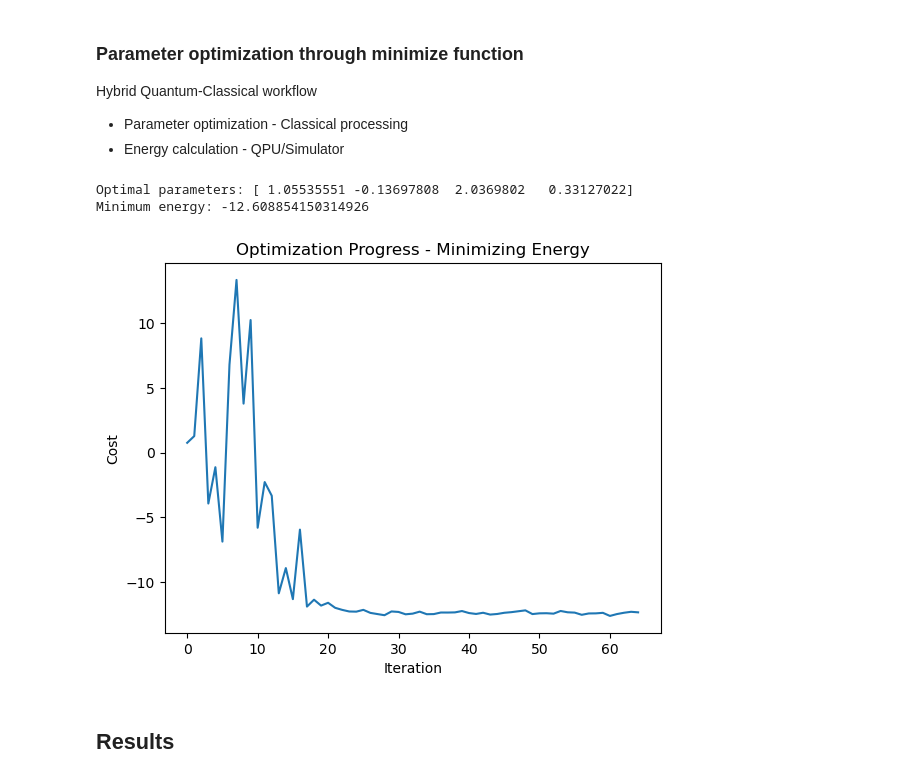
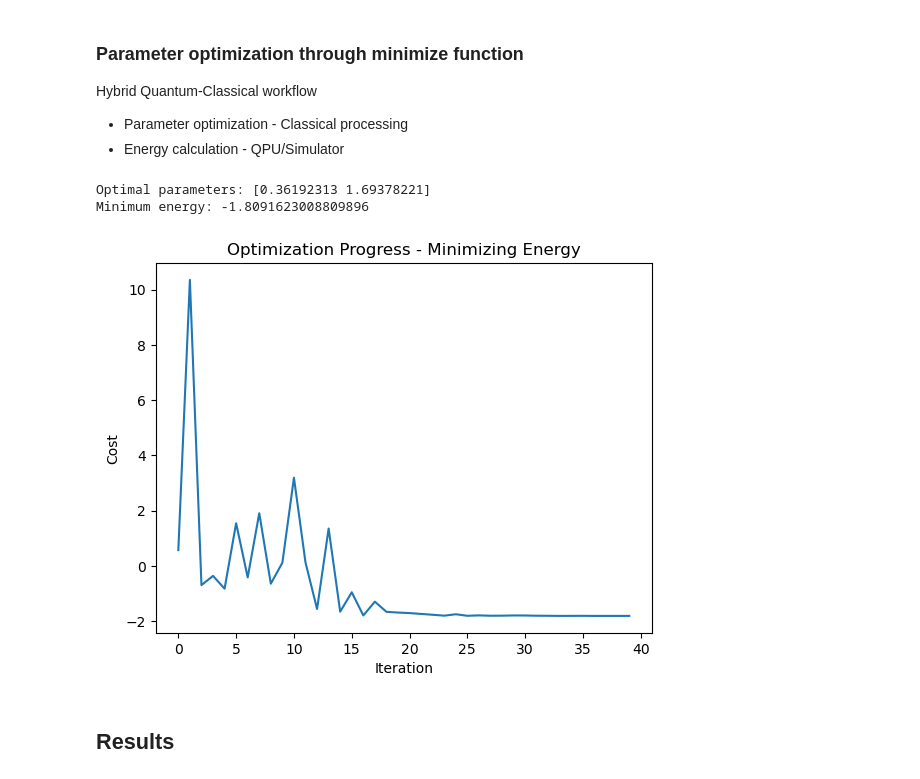
Before and after one commit to kcravi912/QpiAI_Quantum_Projects, a Jupyter notebook: 3_Optimizing Simple Scheduling Problems with QAOA/QAOA_simple_scheduling_Ntasks_Mworkers_minMAXTime.ipynb, the cells around one changed output. Drawn from its saved outputs; the diff is of its cells as text; code cells hidden in the pictures.

```diff
--- a/3_Optimizing Simple Scheduling Problems with QAOA/QAOA_simple_scheduling_Ntasks_Mworkers_minMAXTime.ipynb
+++ b/3_Optimizing Simple Scheduling Problems with QAOA/QAOA_simple_scheduling_Ntasks_Mworkers_minMAXTime.ipynb
@@ -165,9 +174,6 @@ def QUBO_Q_C(w, a,b,c):
 
     Q = np.zeros((M * N + M*K + K, M * N + M*K + K))  # initialize Q as a lower triangular matrix of ones
 
-    A_ = 10
-    B_ = 100
-    C_ = 1
 
     A_ = a
     B_ = b
@@ -175,7 +181,7 @@ def QUBO_Q_C(w, a,b,c):
 
 
 
-    const_0_1 = 1
+    const_0_1 = 0
 
     w = w/np.sum(w.reshape(1,-1))
 
@@ -197,7 +203,7 @@ def QUBO_Q_C(w, a,b,c):
         for j in range(K):
             for l in range(j):
                 Q[row_offset + i * K + j, col_offset + i * K + l] = (1+const_0_1)*A_*2**(j+l)
-                Q[row_offset + i * K + l, col_offset + i * K + j] = (1+const_0_1)*A_*2**(j+l)
+                Q[row_offset + i * K + l, col_offset + i * K + j] = (1-const_0_1)*A_*2**(j+l)
     row_offset = M*N
     col_offset = 0
     for i in range(M):
@@ -234,7 +240,7 @@ def QUBO_Q_C(w, a,b,c):
             M1[i*N + j] = A_*w[i,j]*w[i,j] + B_ - 2*B_
     for i in range(M):
         for j in range(K):
-            M2[i*K + j] = A_*(2**(2*i))
+            M2[i*K + j] = A_*(2**(2*j))   #  i replaced with j
     for i in range(K):
             M3[i] = A_*2**(2*i) + C_*(2**i)
 
@@ -261,19 +267,21 @@ def QUBO_Q_C(w, a,b,c):
 def qubo_cost_function(x, Q, C):
     return 0.5 * x.T @ Q @ x + C.T @ x
 
-Q, C = QUBO_Q_C(w, 1,10,1)
+Q, C = QUBO_Q_C(w, 10,10,1)
 
 
 # brute-force search for CLASSICAL QUBO
 def brute_force_QUBO_classical(Q, C, w, M, N, K):
-    min_cost = 100000
+    min_cost = 100000000
     x_brute_force_QUBO_classical = None
     for i in range(2**(M*N+M*K+K)):
         x = np.array(list(np.binary_repr(i, width=M*N+M*K+K)), dtype=int)
         cost = qubo_cost_function(x, Q, C)
+        #print(x[:M*N].reshape(M,N), x,cost)
         if cost < min_cost:
             min_cost = cost
             x_brute_force_QUBO_classical = x
+            #print(f"New minimum cost: {min_cost}", "x:", x[:M*N].reshape(M,N))
 
     reshaped_x = x_brute_force_QUBO_classical[:M*N].reshape(M,N)
     alloted_times = reshaped_x * w
@@ -285,9 +293,10 @@ def brute_force_QUBO_classical(Q, C, w, M, N, K):
 
     return Time_brute_force_QUBO_classical, x_brute_force_QUBO_classical
 
-if M*N+M*K+K <= 20:
+if M*N+M*K+K <= 0:# 20:
 
     Time_brute_force_QUBO_classical, x_brute_force_QUBO_classical = brute_force_QUBO_classical(Q, C, w, M, N, K)
 
     print('x_brute_force_QUBO_classical \n', x_brute_force_QUBO_classical)
     print('Time_brute_force_QUBO_classical', Time_brute_force_QUBO_classical)
+    print('w', w)
@@ -320,5 +326,5 @@ def classical_qubo_to_hamiltonian(Q, C):
 # %%
-pauli_list = classical_qubo_to_hamiltonian(Q, C)
+pauli_list = classical_qubo_to_hamiltonian(Q/2, C)
 no_of_qubits = M*N + M*K + K
 Cost_hamiltonian = SparsePauliOp.from_sparse_list(pauli_list, num_qubits=no_of_qubits)
 Cost_hamiltonian
@@ -377,6 +462,7 @@ state_vector = results.get_statevector()
 # %%
 obj_fn_costs_iter = []
 parameter_values_iter = []
+costFunction_abs_iter = []
 # %%
 def Average_Energy(parameter_values, transpiled_circuit, Cost_hamiltonian, estimator):
     # Bind the parameters to the circuit
@@ -402,40 +533,40 @@ Hybrid Quantum-Classical workflow
 obj_fn_costs_iter = []
 parameter_values_iter = []
 
-simulator = AerSimulator(method="statevector")
+simulator = AerSimulator(method="statevector", seed_simulator=42)
 Aer_transpiled_ckt = transpile(circuit, simulator)
 
-estimator = Estimator(mode=simulator)
+estimator = Estimator(mode=simulator, options={'default_shots': None})
 estimator.options.default_shots = 1024*16
 
 param_values_init = [0.77254496, 1.24810316] # [553/L, 1.2481] # [10/L, 10/L]
 param_values_init = [2.30713335, 0.9512575 ] # [.002, .01] # [553/L, 1.2481] # [10/L, 10/L]
 param_values_init = init_param_values
 
 result = minimize(
         Average_Energy,
         param_values_init,
         args=(Aer_transpiled_ckt, Cost_hamiltonian, estimator),
         method="COBYLA",
         tol=1e-6,
         #options={'rhobeg': .0001},
 )
 
 optimal_parameters = result.x
 optimal_energy = result.fun
 
 print("Optimal parameters:", result.x)
 print("Minimum energy:", result.fun)
 
 plt.plot(obj_fn_costs_iter)
 plt.xlabel("Iteration")
 plt.ylabel("Cost")
 plt.title("Optimization Progress - Minimizing Energy")
 plt.show()
 # %% [output]
-Optimal parameters: [ 1.05535551 -0.13697808  2.0369802   0.33127022]
-Minimum energy: -12.608854150314926
+Optimal parameters: [0.36192313 1.69378221]
+Minimum energy: -1.8091623008809896
-[figure, old version]
+[figure, new version]
 # %% [markdown]
 ## Results
 # %% [markdown]
```
Also changed, not shown: parts of 62 cells of this notebook.
